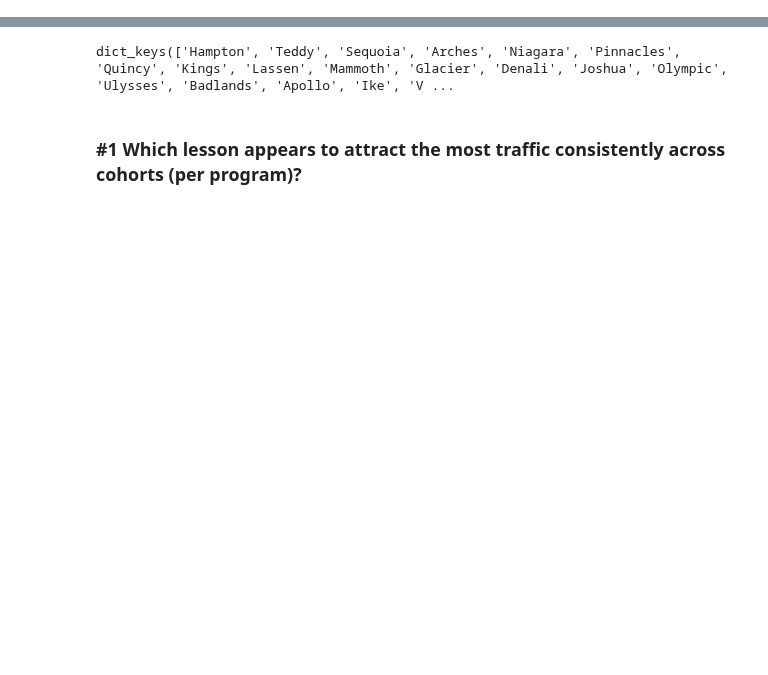
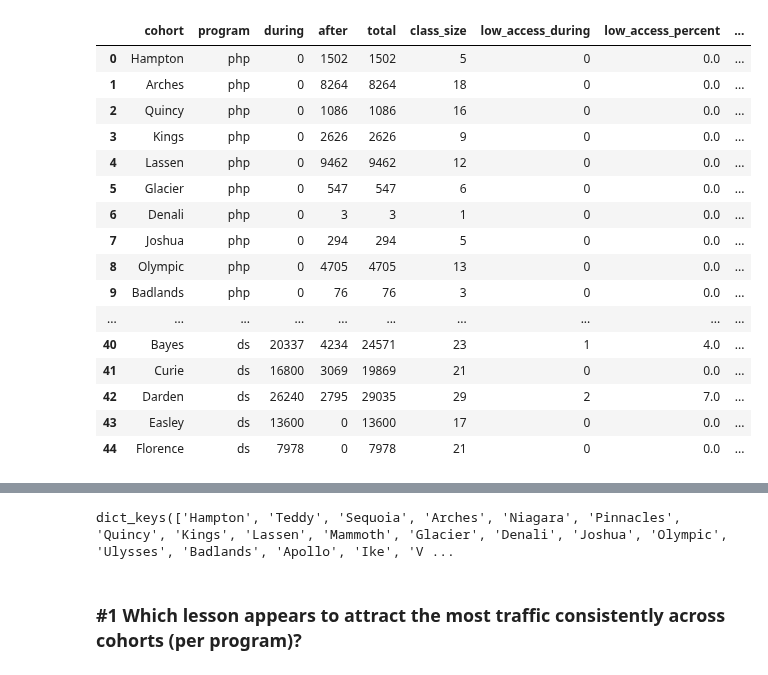
Before and after one commit to joshuamchavez2/Anomaly-Detection-Project, a Jupyter notebook: draft questions.ipynb, the cells around one changed output, grey strips where cells are left out. Cells and saved outputs as stored; diff of their text form; code cells hidden in the pictures; blank space fills up the shorter version.

```diff
--- a/draft questions.ipynb
+++ b/draft questions.ipynb
@@ -11,17 +11,39 @@ df = wrangle()
 # %%
 cohort_names = list(df.name.unique())
 
-cohort_df = pd.DataFrame(columns=['cohort','during', 'after', 'total', 'class_size'])
+cohort_df = pd.DataFrame(columns=['cohort','program','during', 'after', 'total', 'class_size',
+                                  'low_access_during', 'low_access_percent', 'java_i',
+                                 'java_ii', 'mysql', 'html_css', 'jquery', 'fundamentals', 'sql', 'classification'])
+
+for program in list(df.program.unique()):
+    for value in list(df[df.program == program].name.unique()):
+        cohort = df[df.name == value]
+        startstamp = cohort.start_date.value_counts().index[0]
+        endstamp = cohort.end_date.value_counts().index[0]
+        program = program
+        total = len(cohort[cohort.request_date_time >= startstamp])
+        during = len(cohort[cohort.request_date_time <= endstamp])
+        after = len(cohort[cohort.request_date_time > endstamp])
+        class_size = cohort.user_id.nunique()
+
+        temp = cohort[cohort.request_date_time <= endstamp]
+
+        low_access_during = len(temp.groupby('user_id').path.count()[temp.groupby('user_id').path.count() < 40])
 
 
-for value in cohort_names:
-    cohort = df[df.name == value]
-    startstamp = cohort.start_date.value_counts().index[0]
-    endstamp = cohort.end_date.value_counts().index[0]
+        java_i = (temp.url=='java-i').sum()
+        java_ii = (temp.url=='java-ii').sum()
+        mysql = (temp.url== 'mysql').sum()
+        html_css = (temp.url== 'html-css').sum()
+        jquery = (temp.url== 'jquery').sum()
 
-    total = len(cohort[cohort.request_date_time >= startstamp])
-    during = len(cohort[cohort.request_date_time <= endstamp])
-    after = len(cohort[cohort.request_date_time > endstamp])
-    class_size = cohort.user_id.nunique()
+        fundamentals = (temp.url=='fundamentals').sum()
+        sql = (temp.url=='sql').sum()
+        classification = (temp.url=='classification').sum()
 
-    cohort_df = cohort_df.append({'cohort':value, 'during': during, 'after':after, 'total':total, 'class_size':class_size}, ignore_index=True)
+        cohort_df = cohort_df.append({'cohort':value, 'program':program, 'during': during, 'after':after, 'total':total,
+                                      'class_size':class_size, 'low_access_during':low_access_during, 'java_i':java_i,
+                                     'java_ii':java_ii, 'mysql':mysql, 'html_css':html_css, 'jquery':jquery,
+                                      'fundamentals':fundamentals, 'sql':sql, 'classification':classification},  ignore_index=True)
+
+cohort_df['low_access_percent'] = round(((cohort_df.low_access_during/cohort_df.class_size)*100).astype('float'))
@@ -47,0 +50,20 @@ cohort_df[['cohort','class_size']].sort_values(by=['class_size'], ascending=Fals
+# %%
+cohort_df
+# %% [output]
+|  | cohort | program | during | after | total | class_size | low_access_during | low_access_percent | ... |
+| 0 | Hampton | php | 0 | 1502 | 1502 | 5 | 0 | 0.0 | ... |
+| 1 | Arches | php | 0 | 8264 | 8264 | 18 | 0 | 0.0 | ... |
+| 2 | Quincy | php | 0 | 1086 | 1086 | 16 | 0 | 0.0 | ... |
+| 3 | Kings | php | 0 | 2626 | 2626 | 9 | 0 | 0.0 | ... |
+| 4 | Lassen | php | 0 | 9462 | 9462 | 12 | 0 | 0.0 | ... |
+| 5 | Glacier | php | 0 | 547 | 547 | 6 | 0 | 0.0 | ... |
+| 6 | Denali | php | 0 | 3 | 3 | 1 | 0 | 0.0 | ... |
+| 7 | Joshua | php | 0 | 294 | 294 | 5 | 0 | 0.0 | ... |
+| 8 | Olympic | php | 0 | 4705 | 4705 | 13 | 0 | 0.0 | ... |
+| 9 | Badlands | php | 0 | 76 | 76 | 3 | 0 | 0.0 | ... |
+| ... | ... | ... | ... | ... | ... | ... | ... | ... | ... |
+| 40 | Bayes | ds | 20337 | 4234 | 24571 | 23 | 1 | 4.0 | ... |
+| 41 | Curie | ds | 16800 | 3069 | 19869 | 21 | 0 | 0.0 | ... |
+| 42 | Darden | ds | 26240 | 2795 | 29035 | 29 | 2 | 7.0 | ... |
+| 43 | Easley | ds | 13600 | 0 | 13600 | 17 | 0 | 0.0 | ... |
+| 44 | Florence | ds | 7978 | 0 | 7978 | 21 | 0 | 0.0 | ... |
```
Also changed, not shown: parts of 11 cells of this notebook, 4 other files.
